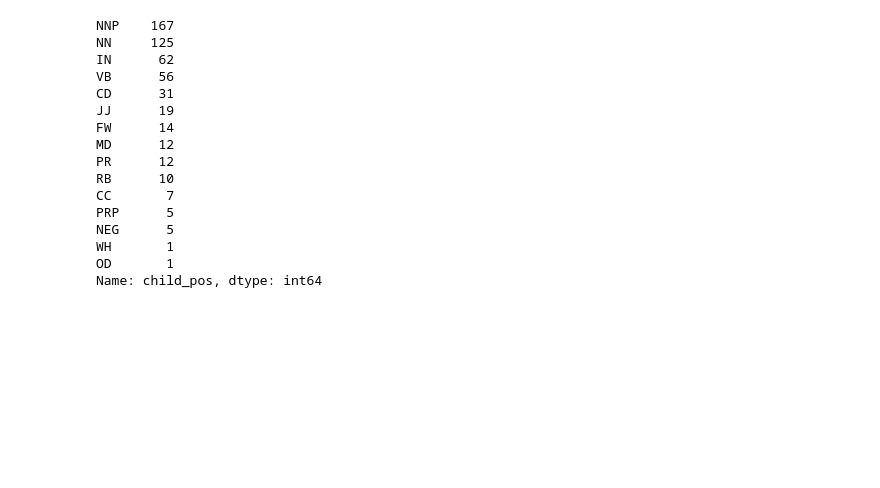
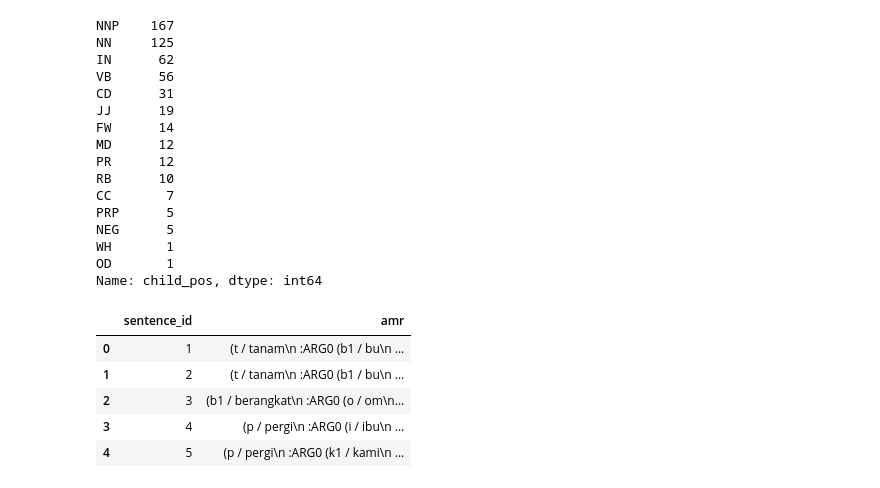
Before and after one commit to adylanrff/amr_parser, a Jupyter notebook: notebooks/preprocess.ipynb, the cells around one changed output. Drawn from its saved outputs; the diff is of its cells as text; code cells hidden in the pictures; blank space fills up the shorter version.

```diff
--- a/notebooks/preprocess.ipynb
+++ b/notebooks/preprocess.ipynb
@@ -88,15 +110,14 @@ class FeatureAnnotator:
     word_dict = {}
 
     def __init__(self, params):
-        self.nlp = stanfordnlp.Pipeline(lang="id",use_gpu=False, silent=True)
+        self.nlp = stanza.Pipeline(lang="id",use_gpu=True,verbose=False, tokenize_pretokenized=True)
         factory = StemmerFactory()
         self.stemmer = factory.create_stemmer()
         self.ner = get_entities
         self.params = params
+        self.pos_tagger = nltk.tag.CRFTagger()
+        self.pos_tagger.set_model_file('pretrained/pos_tagger/all_indo_man_tag_corpus_model.crf.tagger')
 
-        import nltk
-        self.pos_tagger = nltk.tag.CRFTagger()
-        self.pos_tagger.set_model_file('pretrained/all_indo_man_tag_corpus_model.crf.tagger')
     def annotate(self, sentence):
         annotation = defaultdict(list)
         sentence = sentence.translate(str.maketrans('', '', string.punctuation))
@@ -115,11 +136,13 @@ class FeatureAnnotator:
                 word_dict[stemmed_word] += 1
                 annotation['lemmas'].append(stemmed_word+'_{}'.format(word_dict[stemmed_word]))
                 annotation['pos_tags'].append(word.upos)
-                annotation['dependency'].append(dict(relation=word.dependency_relation, head=word.governor))
+#                 annotation['dependency'].append(dict(relation=word.dependency_relation, head=word.governor))
+                annotation['dependency'].append(dict(relation=word.deprel, head=word.head))
 
         if self.params['pos_tagger'] == 'nltk':
             annotation['pos_tags'] = [tag[1] for tag in self.pos_tagger.tag(annotation['tokens'])]
-
+        else:
+            logger.warning("No Pos Tagger set, using default pos tag from stanfordnlp pipeline")
 
         return annotation
 # %% [markdown]
@@ -791,3 +780,12 @@ NEG      5
 WH       1
 OD       1
 Name: child_pos, dtype: int64
+# %%
+amr_df.head()
+# %% [output]
+|  | sentence_id | amr |
+| 0 | 1 | (t / tanam\n :ARG0 (b1 / bu\n ... |
+| 1 | 2 | (t / tanam\n :ARG0 (b1 / bu\n ... |
+| 2 | 3 | (b1 / berangkat\n :ARG0 (o / om\n... |
+| 3 | 4 | (p / pergi\n :ARG0 (i / ibu\n ... |
+| 4 | 5 | (p / pergi\n :ARG0 (k1 / kami\n ... |
```
Also changed, not shown: parts of 15 cells of this notebook, 4 other files.
